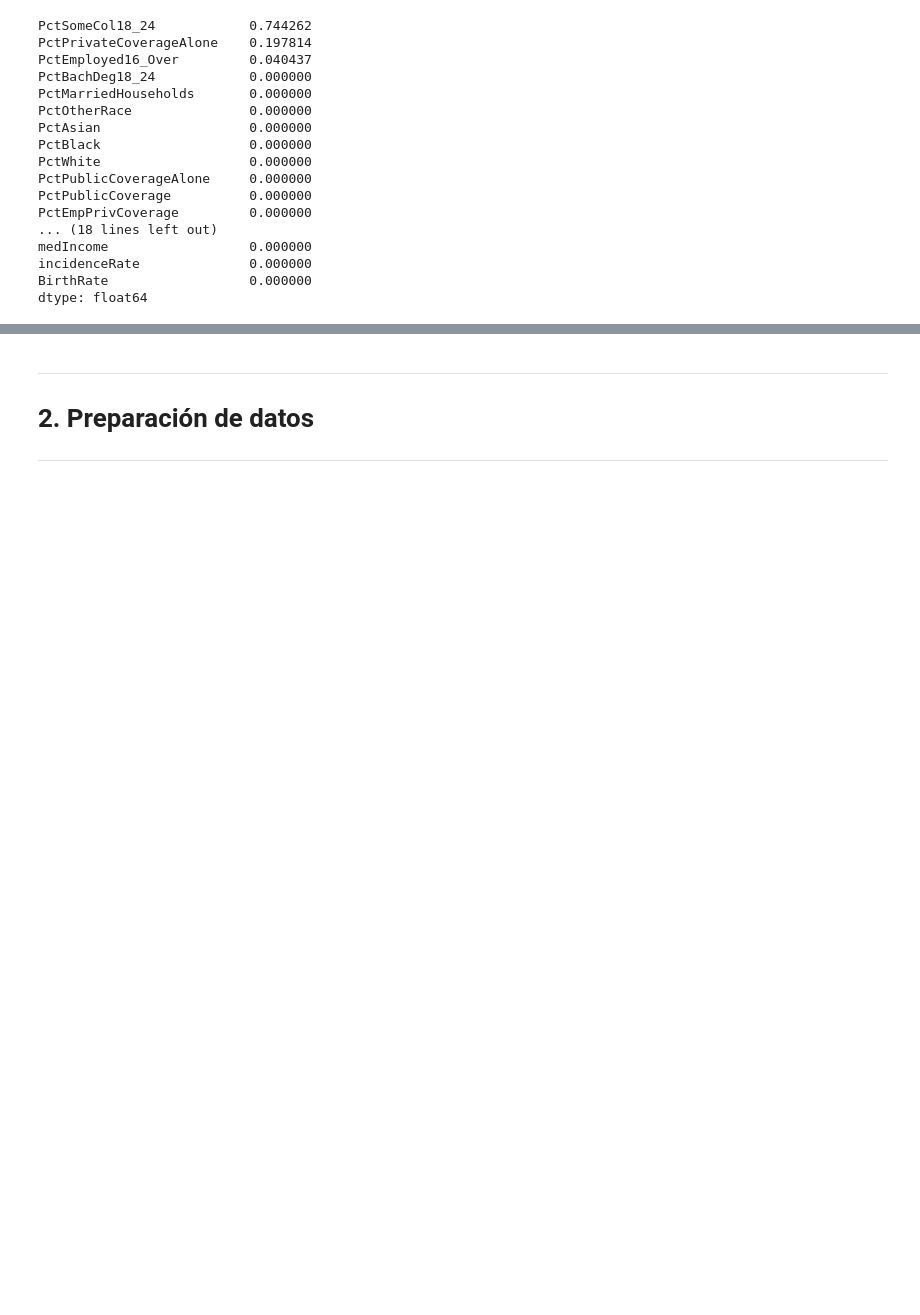
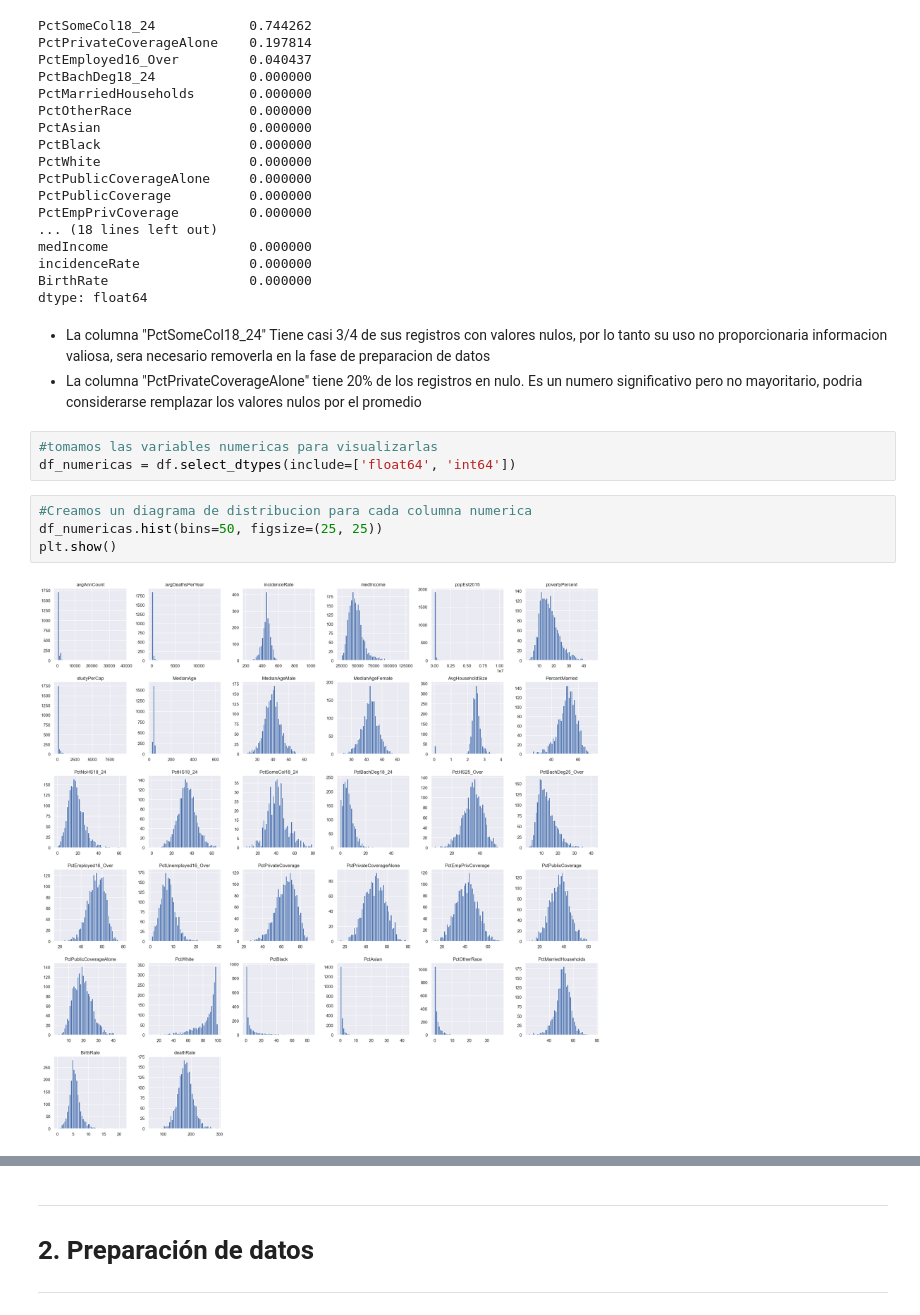
Before and after one commit to ISIS3301-Business-Intelligence/Laboratorio_2, a Jupyter notebook: Laboratorio2.ipynb, the cells around one changed output, grey strips where cells are left out. Cells and saved outputs as stored; diff of their text form; blank space fills up the shorter version.

Commit message:
Entendimiento datos

```diff
--- a/Laboratorio2.ipynb
+++ b/Laboratorio2.ipynb
@@ -166,3 +168,15 @@ medIncome                  0.000000
 incidenceRate              0.000000
 BirthRate                  0.000000
 dtype: float64
+# %% [markdown]
+* La columna "PctSomeCol18_24" Tiene casi 3/4 de sus registros con valores nulos, por lo tanto su uso no proporcionaria informacion valiosa, sera necesario removerla en la fase de preparacion de datos
+* La columna "PctPrivateCoverageAlone" tiene 20% de los registros en nulo. Es un numero significativo pero no mayoritario, podria considerarse remplazar los valores nulos por el promedio
+# %%
+#tomamos las variables numericas para visualizarlas
+df_numericas = df.select_dtypes(include=['float64', 'int64'])
+# %%
+#Creamos un diagrama de distribucion para cada columna numerica
+df_numericas.hist(bins=50, figsize=(25, 25))
+plt.show()
+# %% [output]
+[figure, added]
```
Also changed, not shown: parts of 6 cells of this notebook.
